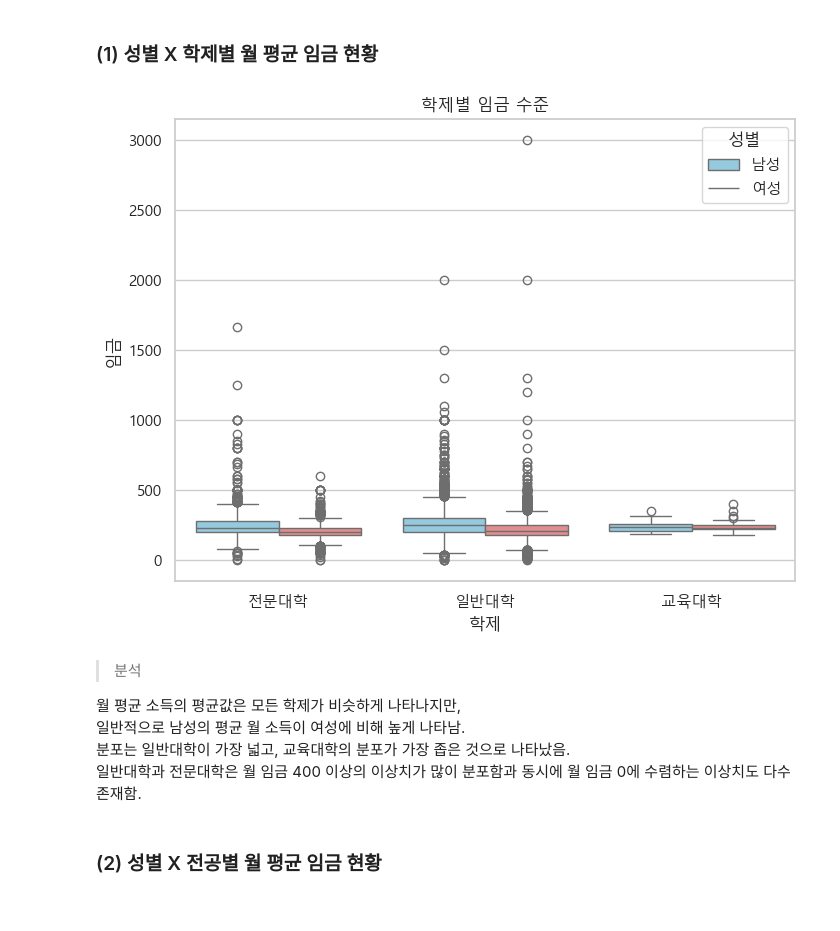
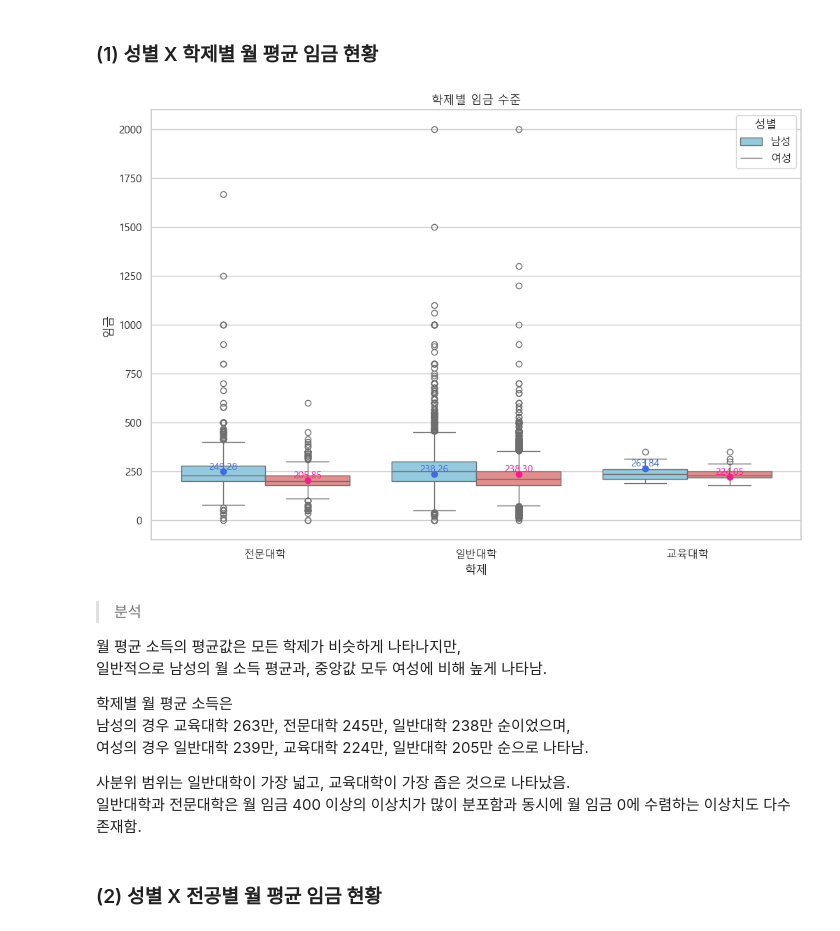
Before and after one commit to JiwonDu/DA-learning-course, a Jupyter notebook: Project/(프로젝트) 대졸자직업이동경로조사 데이터 분석.ipynb, the cells around one changed output. Cells and saved outputs as stored; diff of their text form; code cells hidden in the pictures.

```diff
--- a/Project/(프로젝트) 대졸자직업이동경로조사 데이터 분석.ipynb
+++ b/Project/(프로젝트) 대졸자직업이동경로조사 데이터 분석.ipynb
@@ -253,0 +284,9 @@ r026: 0
+# %%
+# 연령대별 인원 수 계산
+age_bins = [10, 20, 30, 40, 50, 60, 70, 80, 90, 100]
+df_cleaned['age_group'] = pd.cut(df_cleaned['age'], bins=age_bins)
+
+age_counts = df_cleaned['age_group'].value_counts().sort_index()
+
+# 표로 출력
+print(age_counts)
@@ -253,0 +305,9 @@ r026: 0
+# %%
+# 대졸자직업이동경로조사는 '고등교육기관 졸업자 취업통계조사'로부터 조사대상자의 기본 정보를 받아옴. (조사기준일 : 2019.04)
+# MZ세대는 1980~2005년생으로 정의하였으며, 2019년 기준 14세~39세가 이에 해당함.
+
+# MZ세대 데이터 필터링
+mz_data = df_cleaned[df_cleaned['age'] < 40]
+
+# 필터링된 데이터 확인
+mz_data.describe()
@@ -298,25 +519,40 @@ plt.show()
 # %% [markdown]
 ### (1) 성별 X 학제별 월 평균 임금 현황
 # %%
-plt.figure(figsize=(8, 6))
-sns.boxplot(data=df_cleaned, x="school", y="a122", hue="sex", palette={1: "skyblue", 2: "lightcoral"})
+plt.figure(figsize=(12, 8))
+ax = sns.boxplot(data=mz_data, x="school", y="a122", hue="sex", palette={1: "skyblue", 2: "lightcoral"})
 plt.title("학제별 임금 수준")
 plt.xlabel("학제")
 plt.ylabel("임금")
 
-ax = plt.gca()
+# x축 레이블 설정
 ax.set_xticklabels(["전문대학", "일반대학", "교육대학"])
+
+# 평균값 마커 및 숫자 표기 (성별에 따라 구분)
+for school in mz_data['school'].unique():
+    for sex in mz_data['sex'].unique():
+        avg = mz_data[(mz_data['school'] == school) & (mz_data['sex'] == sex)]['a122'].mean()
+        i = np.where(mz_data['school'].unique() == school)[0][0]
+        offset = -0.2 if sex == 1 else 0.2
+        color = 'royalblue' if sex == 1 else 'deeppink'
+        ax.plot(i + offset, avg, 'o', color=color)
+        ax.text(i + offset, avg, f'{avg:.2f}', ha='center', va='bottom', color=color)
 
 plt.legend(title="성별", labels=["남성", "여성"])
 plt.show()
 # %% [output]
-[figure, old version]
+[figure, new version]
 # %% [markdown]
 > 분석
 
 월 평균 소득의 평균값은 모든 학제가 비슷하게 나타나지만,
-일반적으로 남성의 평균 월 소득이 여성에 비해 높게 나타남.
-분포는 일반대학이 가장 넓고, 교육대학의 분포가 가장 좁은 것으로 나타났음.
+일반적으로 남성의 월 소득 평균과, 중앙값 모두 여성에 비해 높게 나타남.
+
+학제별 월 평균 소득은
+남성의 경우 교육대학 263만, 전문대학 245만, 일반대학 238만 순이었으며,
+여성의 경우 일반대학 239만, 교육대학 224만, 일반대학 205만 순으로 나타남.
+
+사분위 범위는 일반대학이 가장 넓고, 교육대학이 가장 좁은 것으로 나타났음.
 일반대학과 전문대학은 월 임금 400 이상의 이상치가 많이 분포함과 동시에 월 임금 0에 수렴하는 이상치도 다수 존재함.
 # %% [markdown]
 ### (2) 성별 X 전공별 월 평균 임금 현황
```
Also changed, not shown: parts of 58 cells of this notebook.
